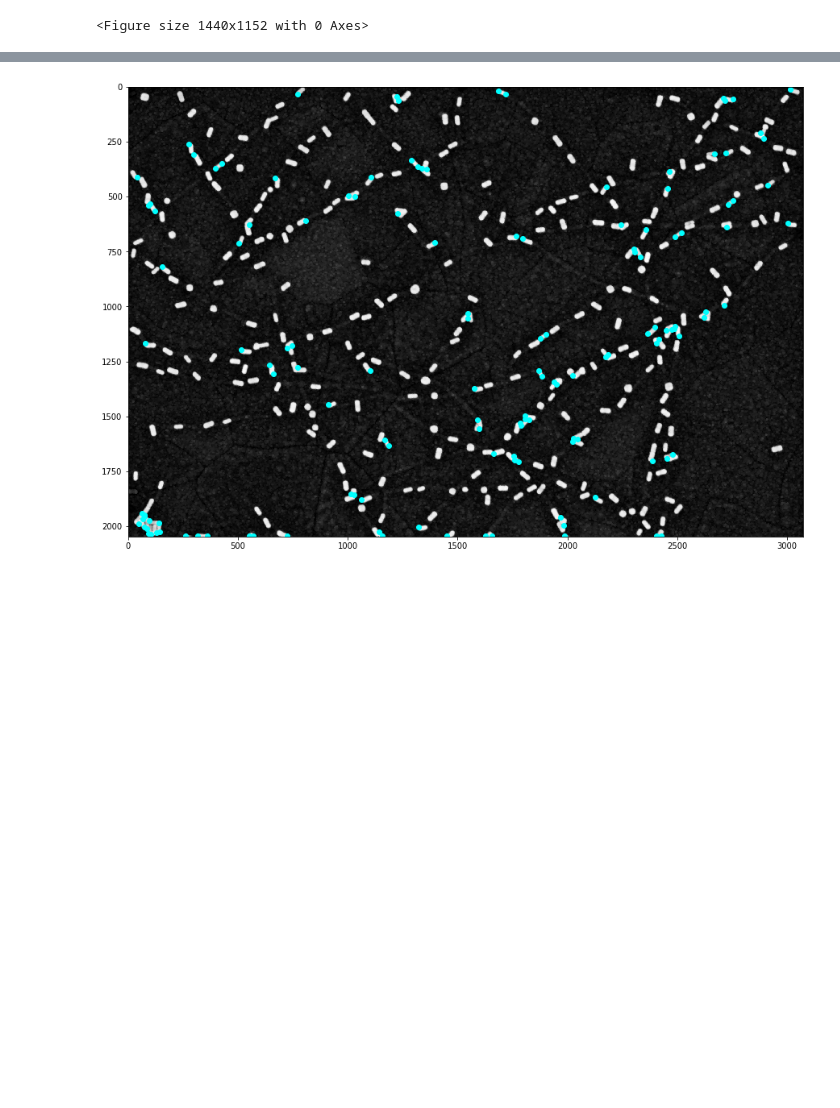
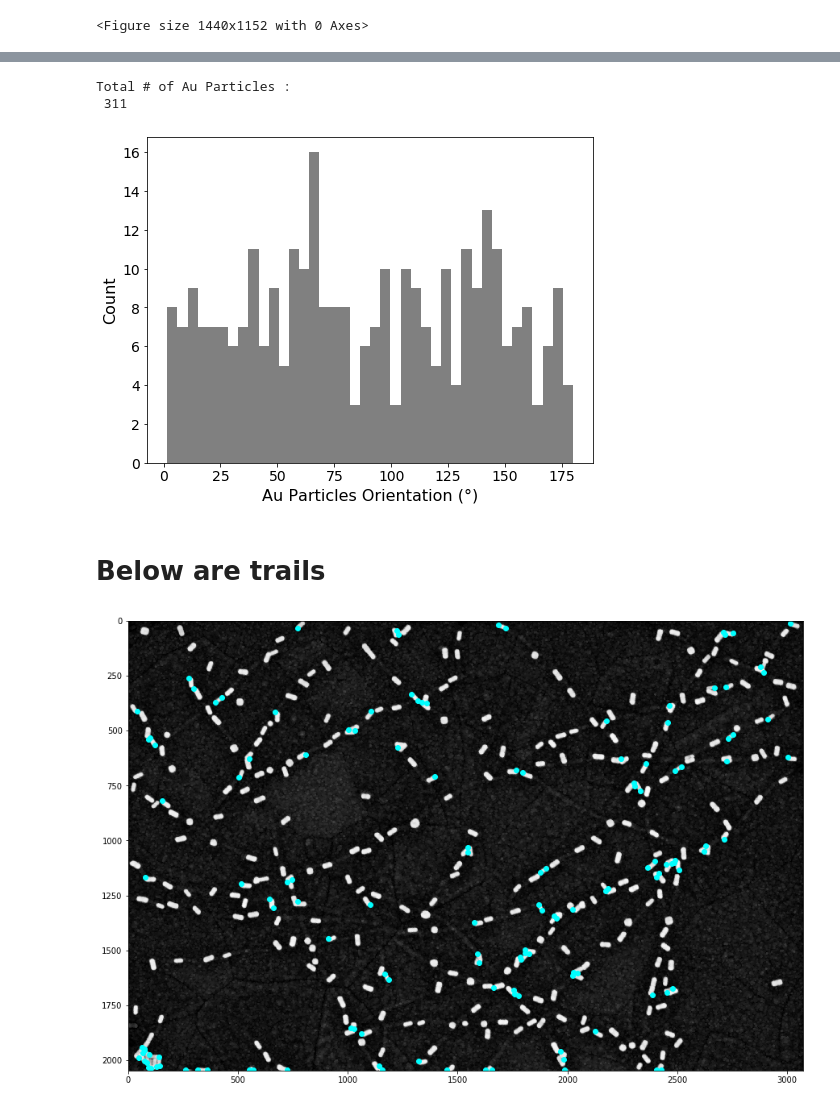
Before and after one commit to yamanmy/partycool, a Jupyter notebook: trail/Shape-detection.ipynb, the cells around one changed output, grey strips where cells are left out. Cells and saved outputs as stored; diff of their text form; code cells hidden in the pictures; blank space fills up the shorter version.

```diff
--- a/trail/Shape-detection.ipynb
+++ b/trail/Shape-detection.ipynb
@@ -67,8 +60,3 @@ io.imshow(img_filtered)
 # %% [output]
 <matplotlib.image.AxesImage at 0x...>
 [figure]
-# %%
-#kernel = np.ones((8,8))
-#kernel = kernel / 64
-
-kernel = cv2.getStructuringElement(cv2.MORPH_ELLIPSE,(9,9))
@@ -203,3 +207,36 @@ io.imshow(dilated_c)
+# %%
+def angle_summary(contours):
+    #calculating angle of Au NRs (from Maxim page)
+    dictionary = OrderedDict()
+    com_arr = np.empty((0, 2))
+    angles = []
+    for cnt in contours:
+        try:
+            (com), _, angle = cv2.fitEllipse(cnt)
+        except:
+            continue
+        com = np.array(com)
+        com_arr = np.append(com_arr, [com], axis=0)
+        angles.append(angle)
+
+    #Plotting functions
+    plt.figure(figsize=(8, 6))
+    _ = plt.hist(angles, bins=40, color='gray')
+    plt.xlabel('Au Particles Orientation (°)', fontsize=16)
+    plt.ylabel('Count', fontsize=16)
+    plt.xticks(fontsize=14)
+    plt.yticks(fontsize=14)
+    print("Total # of Au Particles :\n", len(angles))
+
+    return
+# %%
+angle_summary(contours)
+# %% [output]
+Total # of Au Particles :
+ 311
+[figure, added]
+# %% [markdown]
+# Below are trails
 # %%
 def corner_detection(sem_data):
     """
```
Also changed, not shown: parts of 22 cells of this notebook, 1 other file.
